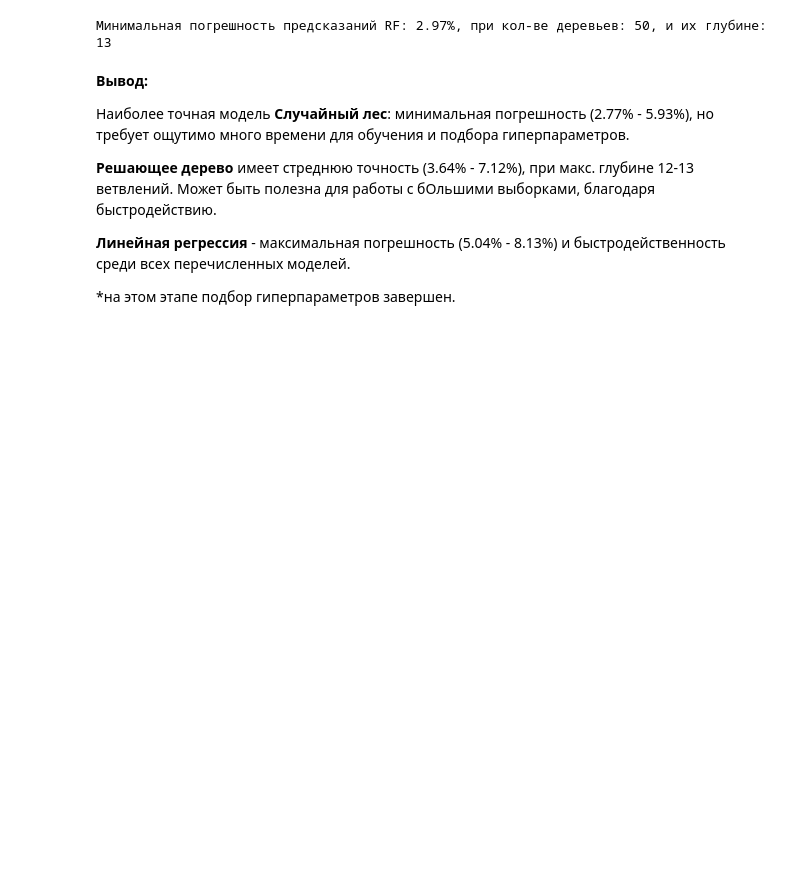
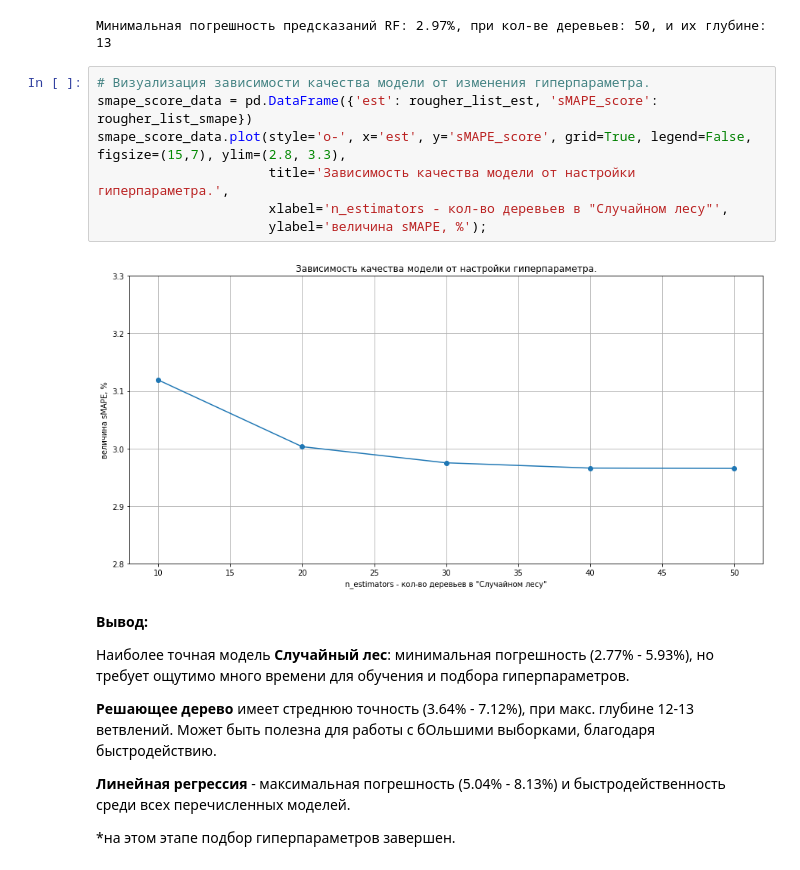
Before and after one commit to Danspers/9.Gold-recovery, a Jupyter notebook: Gold_recovery.ipynb, the cells around one changed output. Saved outputs shown, nothing was run; the diff lists cells and outputs as text; blank space fills up the shorter version.

```diff
--- a/Gold_recovery.ipynb
+++ b/Gold_recovery.ipynb
@@ -1023,6 +1024,15 @@ print('Минимальная погрешность предсказаний RF
                                                                                                            best_dep))
 # %% [output]
 Минимальная погрешность предсказаний RF: 2.97%, при кол-ве деревьев: 50, и их глубине: 13
+# %%
+# Визуализация зависимости качества модели от изменения гиперпараметра.
+smape_score_data = pd.DataFrame({'est': rougher_list_est, 'sMAPE_score': rougher_list_smape})
+smape_score_data.plot(style='o-', x='est', y='sMAPE_score', grid=True, legend=False, figsize=(15,7), ylim=(2.8, 3.3),
+                      title='Зависимость качества модели от настройки гиперпараметра.',
+                      xlabel='n_estimators - кол-во деревьев в "Случайном лесу"',
+                      ylabel='величина sMAPE, %');
+# %% [output]
+[figure, added]
 # %% [markdown]
 **Вывод:**
 
```
Also changed, not shown: parts of 11 cells of this notebook.
